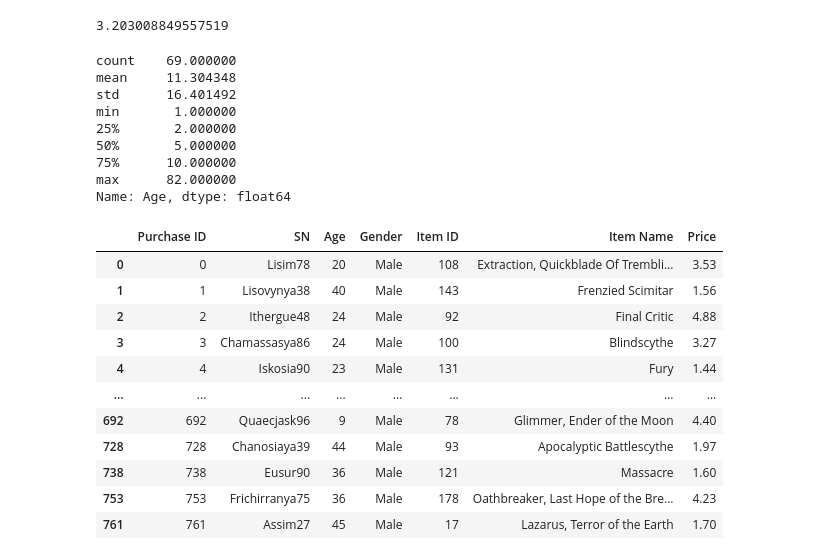
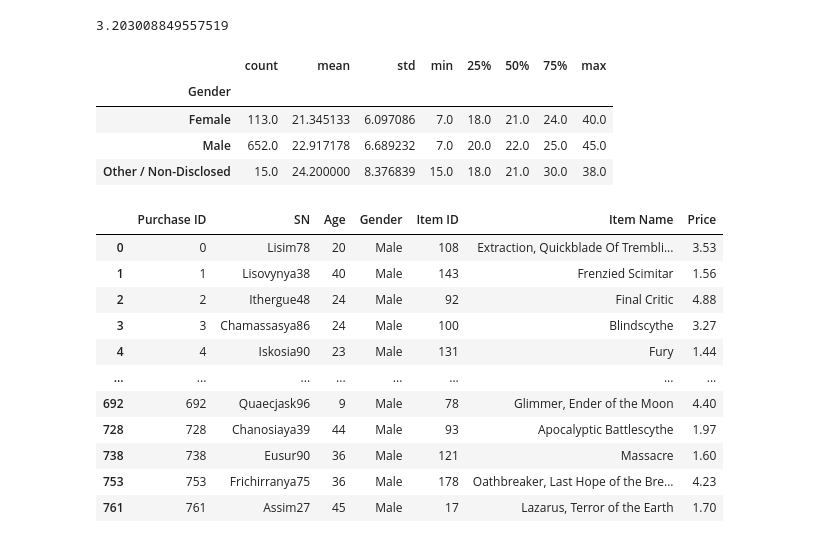
Before and after one commit to jocelyn4112/pandas-challenge, a Jupyter notebook: MainHouse.ipynb, the cells around one changed output. Cells and saved outputs as stored; diff of their text form; code cells hidden in the pictures.

Commit message:
First three cleaned

```diff
--- a/MainHouse.ipynb
+++ b/MainHouse.ipynb
@@ -53,16 +64,19 @@ Gender_players_df.count().drop(columns=['Item Name', 'Price'])
 | Male | 652 | 652 | 652 | 652 |
 | Other / Non-Disclosed | 15 | 15 | 15 | 15 |
 # %%
+Gender_players_df = purchase_df.groupby(["Gender"])
+#Gender = purchase_df.drop_duplicates(subset='SN', keep="first")
 # By Gender GroupBy
-gender_stats = purchase_df.groupby("Gender")
+gender_stats = Gender_players_df.groupby("Female").count()
 #Screen names by gender
-total_gender = gender_stats.unique['SN']
+total_gender = gender_stats.value_count['SN']
 #Total couns by gender/ total players?
 percent_of_players = total_gender / num_players * 100
 
 #Create Summery
 
-Gender_Demo = pd.DataFrame ({"Percentage of Players": percent_of_players,
+Gender_Demo_df = pd.DataFrame ({"Percentage of Players": percent_of_players,
                             "Total Count": total_gender
                             })
+print(Dender_Demo_df)
 # %% [output]
@@ -109,17 +123,13 @@ purchase_df.loc[filter]['Price'].mean()
 # %% [output]
 3.203008849557519
 # %%
-Gender_players_df['Age'].value_counts().describe()
+Gender_players_df['Age'].describe()
 # %% [output]
-count    69.000000
-mean     11.304348
-std      16.401492
-min       1.000000
-25%       2.000000
-50%       5.000000
-75%      10.000000
-max      82.000000
-Name: Age, dtype: float64
+|  | count | mean | std | min | 25% | 50% | 75% | max |
+| Gender |  |  |  |  |  |  |  |  |
+| Female | 113.0 | 21.345133 | 6.097086 | 7.0 | 18.0 | 21.0 | 24.0 | 40.0 |
+| Male | 652.0 | 22.917178 | 6.689232 | 7.0 | 20.0 | 22.0 | 25.0 | 45.0 |
+| Other / Non-Disclosed | 15.0 | 24.200000 | 8.376839 | 15.0 | 18.0 | 21.0 | 30.0 | 38.0 |
 # %%
 #Create group by Age
 Age_df = purchase_df.groupby(["Age"])
```
Also changed, not shown: parts of 6 cells of this notebook.
